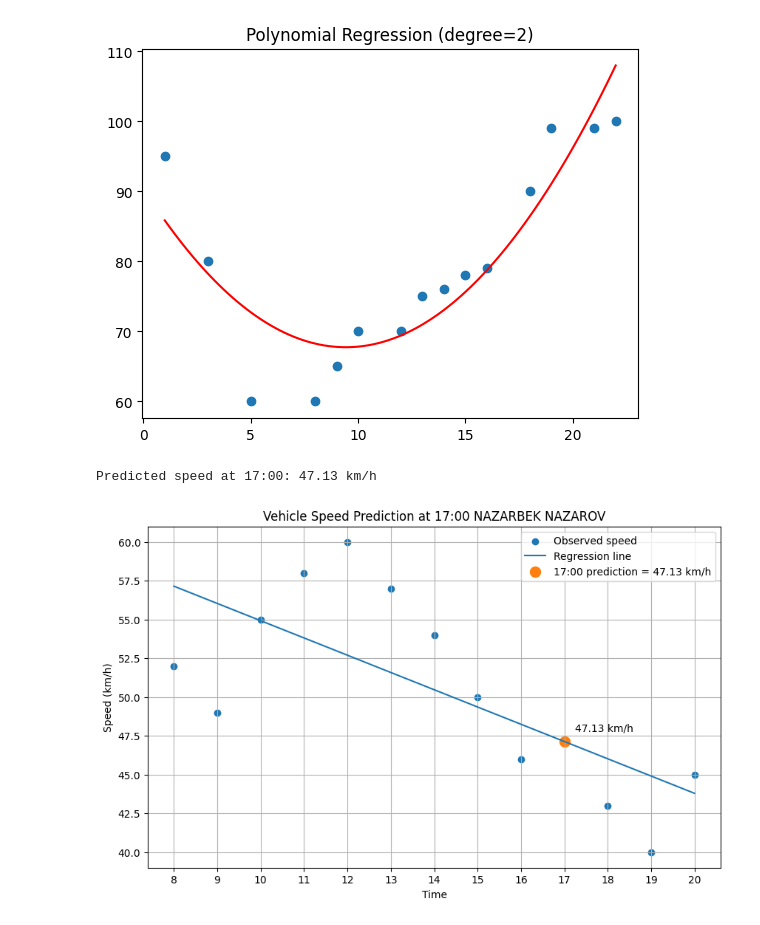
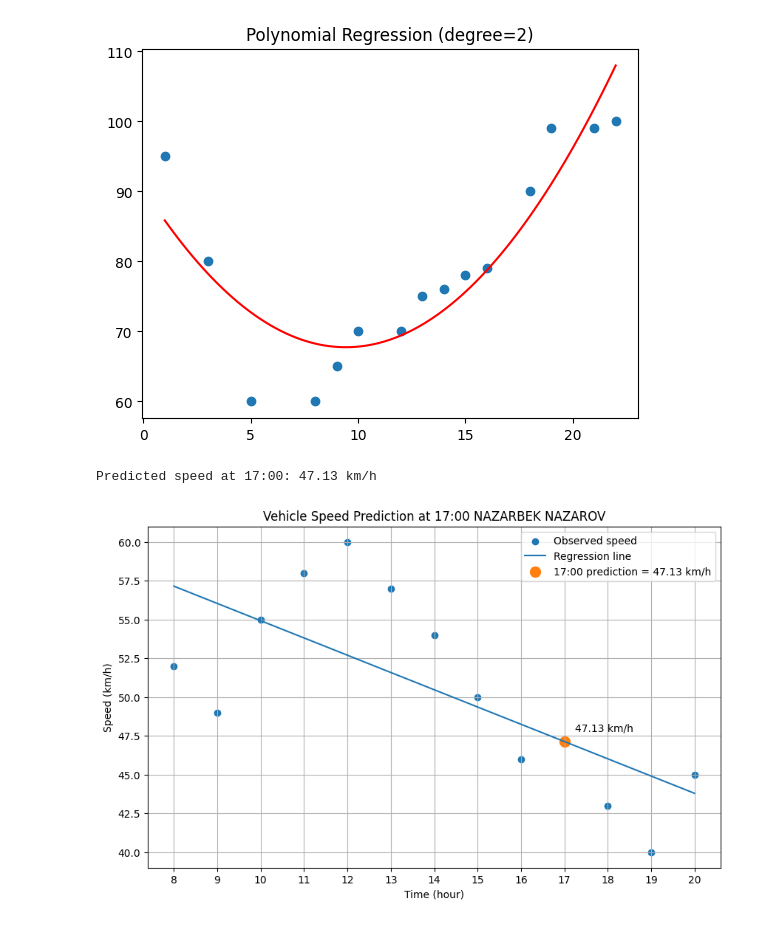
Before and after one commit to CyberNaza/AI-Electronic_dept, a Jupyter notebook: AIminiProject.ipynb, the cells around one changed output. Drawn from its saved outputs; the diff is of its cells as text; code cells hidden in the pictures.

```diff
--- a/AIminiProject.ipynb
+++ b/AIminiProject.ipynb
@@ -61,29 +61,31 @@ data = {
 
 df = pd.DataFrame(data)
 
-# Convert time into hour
-df["hour"] = pd.to_datetime(df["time"]).dt.hour
+# Convert HH:MM to hour
+df["hour"] = pd.to_datetime(
+    df["time"],
+    format="%H:%M"
+).dt.hour
 
-# Independent variable
+# Features and target
 X = df[["hour"]]
-
-# Dependent variable
 y = df["speed"]
 
-# Create and train model
+# Train model
 model = LinearRegression()
 model.fit(X, y)
 
-# Predict speed at 17:00
-predicted_speed = model.predict([[17]])[0]
+# Predict 17:00
+prediction = pd.DataFrame({"hour": [17]})
+predicted_speed = model.predict(prediction)[0]
 
-# 1. Print predicted speed
+# Print prediction
 print(f"Predicted speed at 17:00: {predicted_speed:.2f} km/h")
 
-# Predictions for the existing data
+# Regression predictions
 df["predicted_speed"] = model.predict(X)
 
-# 2. Display prediction on graph
+# Graph
 plt.figure(figsize=(10, 6))
 
 plt.scatter(
@@ -94,33 +96,34 @@ plt.scatter(
 
 plt.plot(
     df["hour"],
     df["predicted_speed"],
     label="Regression line"
 )
 
-# 17:00 prediction
+# Predicted 17:00 point
 plt.scatter(
     17,
     predicted_speed,
     s=100,
     label=f"17:00 prediction = {predicted_speed:.2f} km/h"
 )
 
+# Display value on graph
 plt.annotate(
     f"{predicted_speed:.2f} km/h",
     (17, predicted_speed),
     xytext=(10, 10),
     textcoords="offset points"
 )
 
-plt.xlabel("Time")
+plt.xlabel("Time (hour)")
 plt.ylabel("Speed (km/h)")
 plt.title("Vehicle Speed Prediction at 17:00 NAZARBEK NAZAROV")
 plt.xticks(range(8, 21))
 plt.legend()
 plt.grid(True)
 
 plt.show()
 # %% [output]
 Predicted speed at 17:00: 47.13 km/h
-[figure, old version]
+[figure, new version]
```
